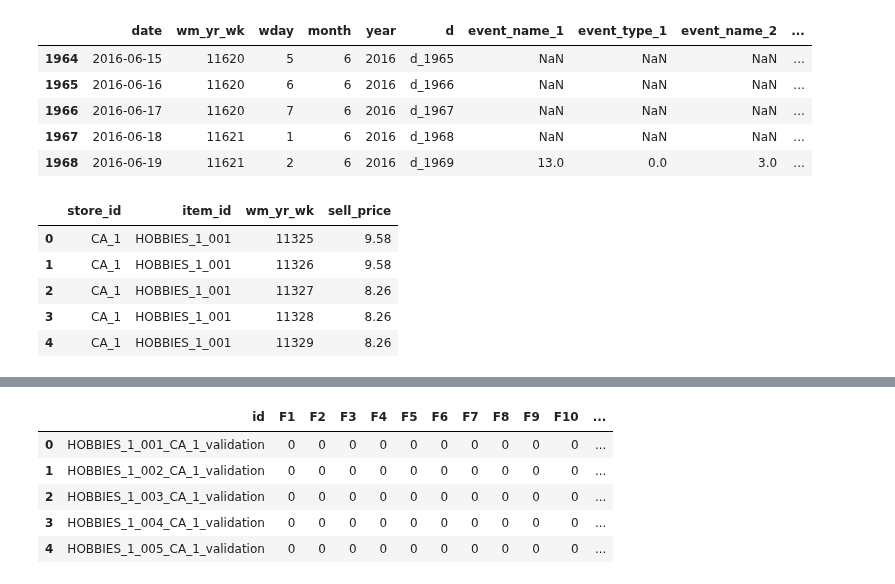
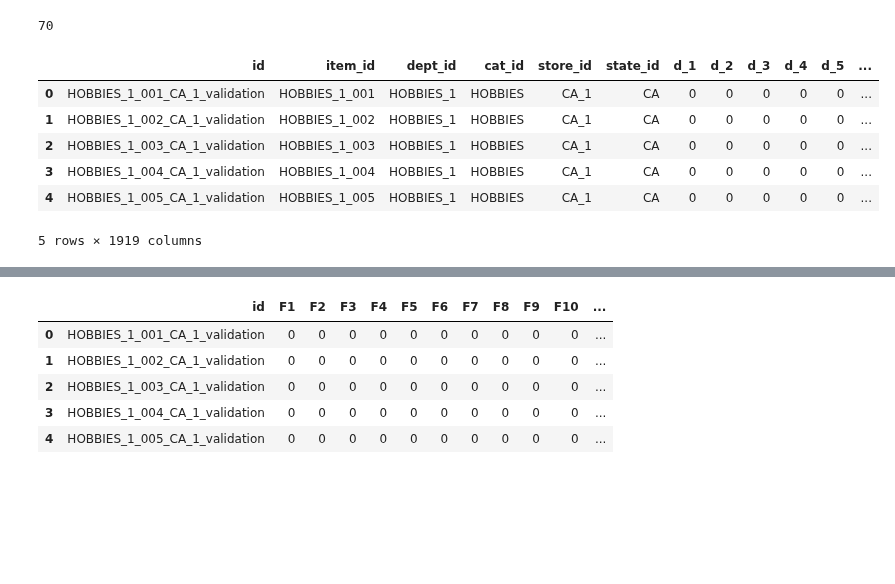
Before and after one commit to MitsuruFujiwara/M5-Forecasting-Accuracy, a Jupyter notebook: src/901_check_data.ipynb, the cells around one changed output, grey strips where cells are left out. Saved outputs shown, nothing was run; the diff lists cells and outputs as text; code cells hidden in the pictures; blank space fills up the shorter version.

```diff
--- a/src/901_check_data.ipynb
+++ b/src/901_check_data.ipynb
@@ -29,18 +23,45 @@ df_sales.tail()
-# %%
-df_calendar.tail()
-# %% [output]
-|  | date | wm_yr_wk | wday | month | year | d | event_name_1 | event_type_1 | event_name_2 | ... |
-| 1964 | 2016-06-15 | 11620 | 5 | 6 | 2016 | d_1965 | NaN | NaN | NaN | ... |
-| 1965 | 2016-06-16 | 11620 | 6 | 6 | 2016 | d_1966 | NaN | NaN | NaN | ... |
-| 1966 | 2016-06-17 | 11620 | 7 | 6 | 2016 | d_1967 | NaN | NaN | NaN | ... |
-| 1967 | 2016-06-18 | 11621 | 1 | 6 | 2016 | d_1968 | NaN | NaN | NaN | ... |
-| 1968 | 2016-06-19 | 11621 | 2 | 6 | 2016 | d_1969 | 13.0 | 0.0 | 3.0 | ... |
+# %%
+df = pd.read_csv('../input/sales_train_validation.csv')
+calendar = pd.read_csv('../input/calendar.csv')
+sell_prices = pd.read_csv('../input/sell_prices.csv')
+sub = pd.read_csv('../input/sample_submission.csv')
+# %%
+# split test data
+sub['is_test1']=sub['id'].apply(lambda x: True if '_validation' in x else False)
+sub['is_test2']=sub['id'].apply(lambda x: True if '_evaluation' in x else False)
+
+test1 = sub[sub['is_test1']]
+test2 = sub[sub['is_test2']]
+
+del sub
+gc.collect()
+
+# drop flags
+test1.drop(['is_test1','is_test2'],axis=1,inplace=True)
+test2.drop(['is_test1','is_test2'],axis=1,inplace=True)
+
+# change column name
+test1.columns = ['id']+COLS_TEST1
+test2.columns = ['id']+COLS_TEST2
+
+# change id
+test2['id'] = test2['id'].str.replace('_evaluation','_validation')
+
+# merge
+df = df.merge(test1,on='id',how='left')
+df = df.merge(test2,on='id',how='left')
+
+del test1, test2
+gc.collect()
+# %% [output]
+70
 # %%
-df_sell_prices.head()
+df.head()
 # %% [output]
-|  | store_id | item_id | wm_yr_wk | sell_price |
-| 0 | CA_1 | HOBBIES_1_001 | 11325 | 9.58 |
-| 1 | CA_1 | HOBBIES_1_001 | 11326 | 9.58 |
-| 2 | CA_1 | HOBBIES_1_001 | 11327 | 8.26 |
-| 3 | CA_1 | HOBBIES_1_001 | 11328 | 8.26 |
-| 4 | CA_1 | HOBBIES_1_001 | 11329 | 8.26 |
+|  | id | item_id | dept_id | cat_id | store_id | state_id | d_1 | d_2 | d_3 | d_4 | d_5 | ... |
+| 0 | HOBBIES_1_001_CA_1_validation | HOBBIES_1_001 | HOBBIES_1 | HOBBIES | CA_1 | CA | 0 | 0 | 0 | 0 | 0 | ... |
+| 1 | HOBBIES_1_002_CA_1_validation | HOBBIES_1_002 | HOBBIES_1 | HOBBIES | CA_1 | CA | 0 | 0 | 0 | 0 | 0 | ... |
+| 2 | HOBBIES_1_003_CA_1_validation | HOBBIES_1_003 | HOBBIES_1 | HOBBIES | CA_1 | CA | 0 | 0 | 0 | 0 | 0 | ... |
+| 3 | HOBBIES_1_004_CA_1_validation | HOBBIES_1_004 | HOBBIES_1 | HOBBIES | CA_1 | CA | 0 | 0 | 0 | 0 | 0 | ... |
+| 4 | HOBBIES_1_005_CA_1_validation | HOBBIES_1_005 | HOBBIES_1 | HOBBIES | CA_1 | CA | 0 | 0 | 0 | 0 | 0 | ... |
+5 rows × 1919 columns
```
Also changed, not shown: parts of 4 cells of this notebook, 12 other files.
